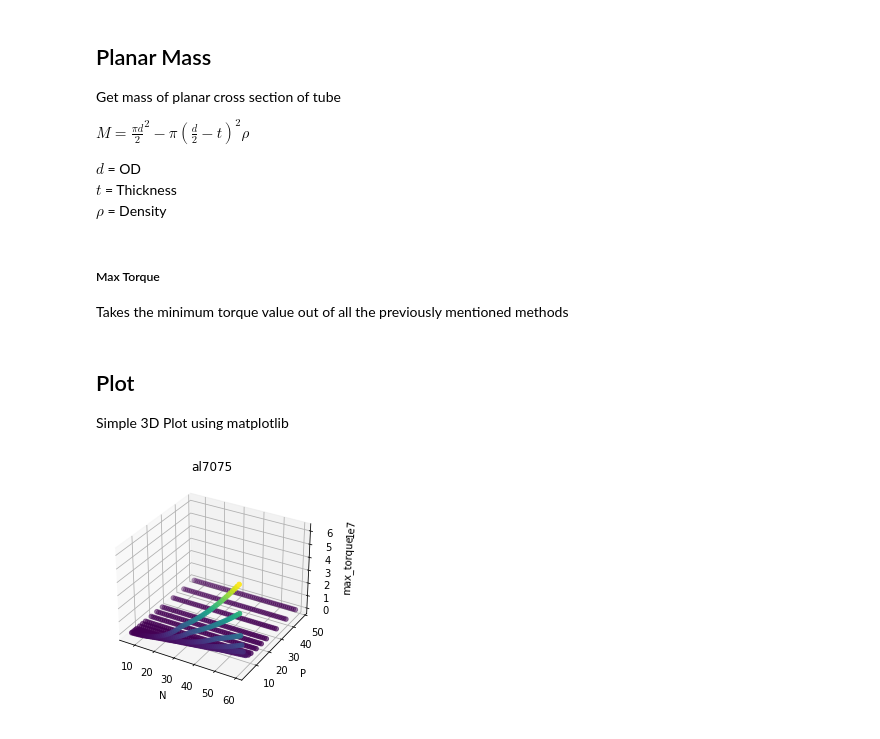
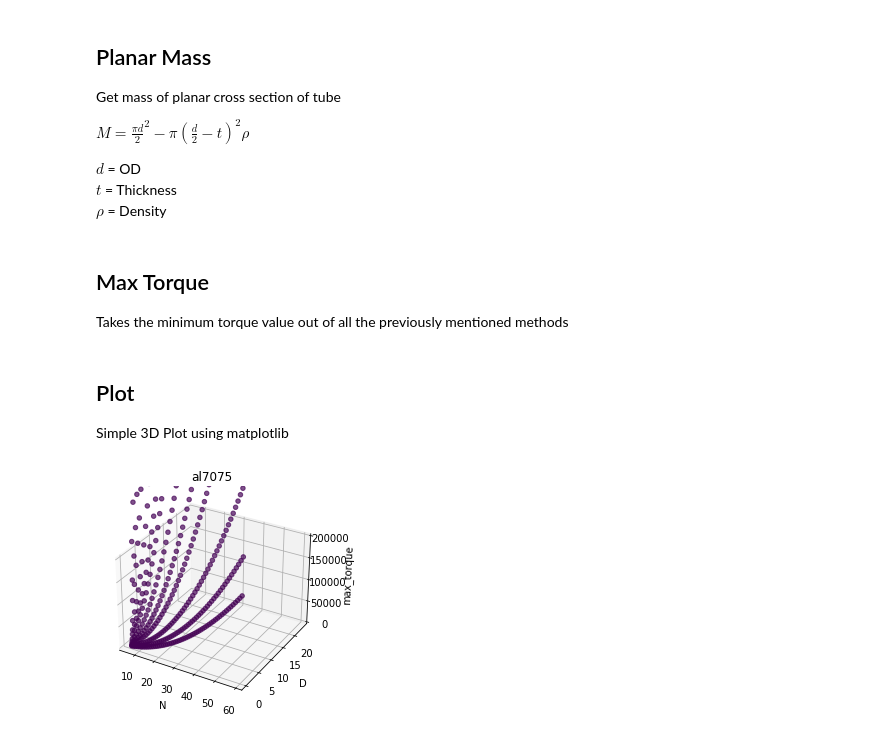
Before and after one commit to jaffer-ali/spline-optimizer, a Jupyter notebook: spline-optimizer.ipynb, the cells around one changed output. Cells and saved outputs as stored; diff of their text form; code cells hidden in the pictures.

```diff
--- a/spline-optimizer.ipynb
+++ b/spline-optimizer.ipynb
@@ -162,19 +163,19 @@ $\rho$ = Density
 def get_tube_planar_mass(t, d, ρ):
     return (math.pi * (d/2)**2 - (math.pi * (d/2 - t)**2)) * ρ
 # %% [markdown]
-##### Max Torque
+## Max Torque
 
 Takes the minimum torque value out of all the previously mentioned methods
 # %%
 def get_max_torque(N,L,H,D,id, S_c, S_sa):
-    max_shear_torque = get_max_shear_torque(D, N, L, S_sa)
+    #max_shear_torque = get_max_shear_torque(D, N, L, S_sa)
 
     max_compressive_torque = get_max_compressive_torque(D,N,L,S_c,H)
 
-    max_torsional_torque = get_torsional_stress(S_sa, D - id, D).real
+    #max_torsional_torque = get_torsional_stress(S_sa, D - id, D).real
 
 
-    return min(max_shear_torque, max_compressive_torque, max_torsional_torque)
+    return max_compressive_torque #min(max_shear_torque, max_compressive_torque)
 # %% [markdown]
 ## Plot
 
@@ -185,12 +186,13 @@ def NPplot(material, zaxis):
 
     zdata = material[zaxis]
     xdata = material["N"]
-    ydata = material["P"]
+    ydata = material["D"]
 
     ax.set_xlabel('N')
-    ax.set_ylabel('P')
+    ax.set_ylabel('D')
     ax.set_zlabel(zaxis)
 
+    ax.set_zlim(0,200000)
     ax.scatter3D(xdata, ydata, zdata, c=zdata)
 
     plt.title(material["material_name"])
@@ -201,6 +203,7 @@ material = materials["al7075"]
 
 material["P"] = []
 material["N"] = []
+material["D"] = []
 material["max_torque"] = []
 material["planar_mass"] = []
 material["id"] = []
@@ -208,31 +211,32 @@ material["id"] = []
 shear_stress = material["shear_stress"]
 tensile_stress = material["tensile_stress"]
 
     # compressive_stress(N,L,H,D, S_c, K_m, K_l, K_o, K_t)
 
 # https://www.zakgear.com/External_Spline_tables.html
 for P in pitch_selection:
     for N in range(6,60):
         D = get_pitch_diameter(N, P)
         H = get_tooth_height(N, P, 30)
         t = get_tooth_thickness(P)
 
         id = get_max_id(shear_stress, inp_torque, D)
 
         T = get_max_torque(N,L,H,D,id,tensile_stress,shear_stress)
 
         planar_mass = get_tube_planar_mass(D - id, D, material["density"])
 
         max_L = get_max_effective_length(D)
 
         if True:#(T > inp_torque): #or (max_L < L): # TODO: generate graphs without max effective length to see difference
             material["P"].append(P)
+            material["D"].append(D)
             material["N"].append(N)
             material["max_torque"].append(T)
             material["id"].append(id)
             material["planar_mass"].append(planar_mass)
 
 NPplot(material, "max_torque") # TODO write max_torque planar_mass cost function
 #NPplot(material, "planar_mass")
 # %% [output]
-[figure, old version]
+[figure, new version]
```
Also changed, not shown: parts of 2 cells of this notebook, 1 other file.
